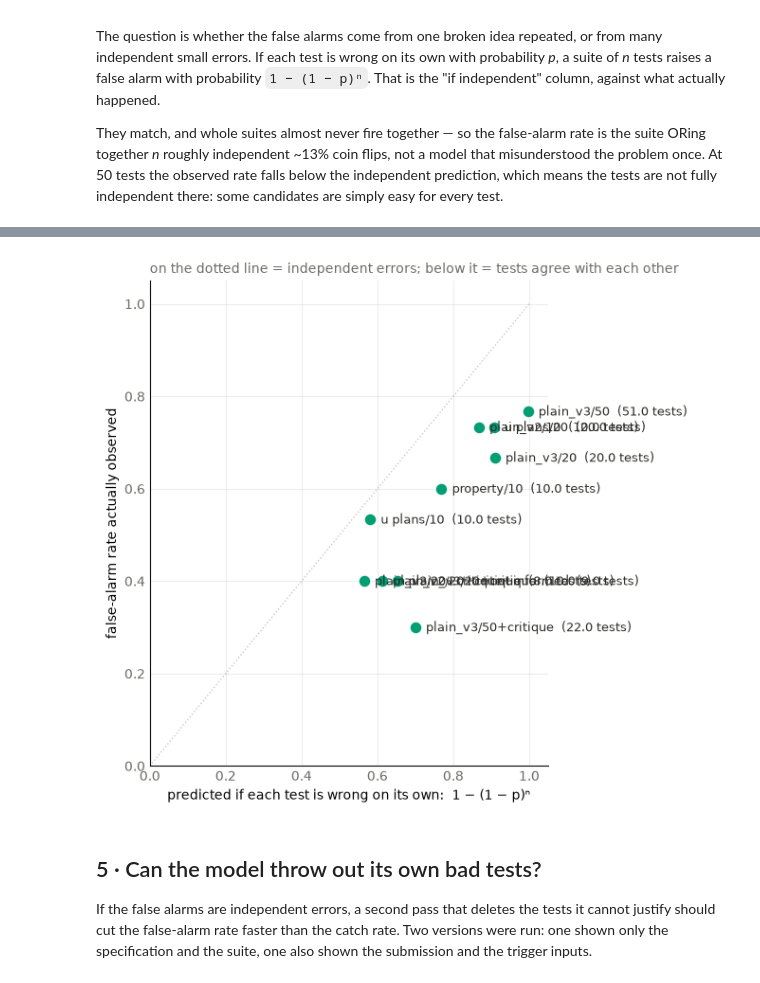
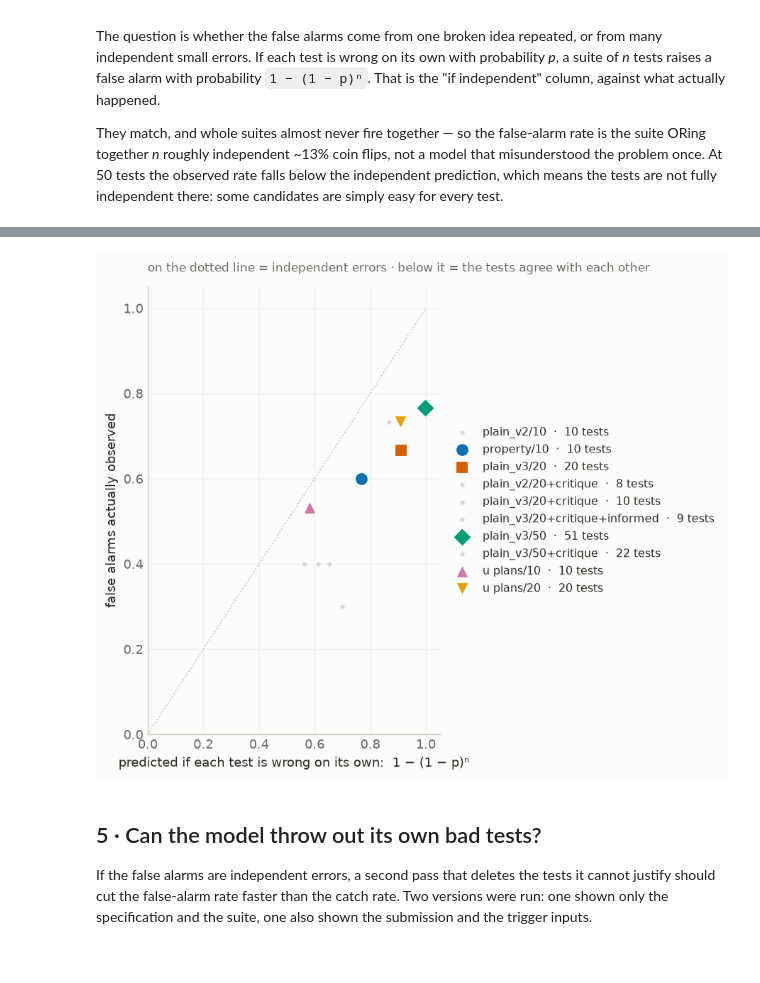
Before and after one commit to rkj26/unit_testing_mvp, a Jupyter notebook: notebooks/results.ipynb, the cells around one changed output, grey strips where cells are left out. Drawn from its saved outputs; the diff is of its cells as text; code cells hidden in the pictures.

```diff
--- a/notebooks/results.ipynb
+++ b/notebooks/results.ipynb
@@ -451,30 +510,26 @@ pd.DataFrame(rows).set_index("arm")
 | u plans/20 | 30 | 20 | 2.23 | 0 | 8 | 0.112 | 0.907 | ... |
 # %%
 # Does the observed false-alarm rate match "n independent tests, each wrong with probability p"?
-fig, ax = plt.subplots(figsize=(6.4, 6.0))
 independence = pd.DataFrame(rows).set_index("arm")
-ax.plot([0, 1], [0, 1], ls=":", c=RULE_GREY, lw=1, zorder=0)
-ax.scatter(independence["fpr if independent"], independence["fpr observed"], s=90,
-           color="#009E73", edgecolor=SURFACE, linewidth=1.2, zorder=2)
+
+fig, ax = plt.subplots(figsize=(7.0, 5.8))
+ax.plot([0, 1], [0, 1], ls=":", color=RULE, lw=1, zorder=0)
 for arm, row in independence.iterrows():
-    ax.annotate(f"{arm}  ({row['tests']} tests)",
-                (row["fpr if independent"], row["fpr observed"]),
-                xytext=(8, -3), textcoords="offset points", fontsize=9, color=INK)
+    colour, marker, named = style_for(arm)
+    ax.scatter(row["fpr if independent"], row["fpr observed"], s=110 if named else 60,
+               marker=marker, color=colour, edgecolor=SURFACE, linewidth=1.2,
+               alpha=1.0 if named else 0.55, zorder=3 if named else 2,
+               label=f"{arm}  ·  {row['tests']:.0f} tests")
 
 ax.set_xlabel("predicted if each test is wrong on its own:  1 − (1 − p)ⁿ")
-ax.set_ylabel("false-alarm rate actually observed")
+ax.set_ylabel("false alarms actually observed")
 ax.set_xlim(0, 1.05)
 ax.set_ylim(0, 1.05)
-ax.grid(alpha=0.22, lw=0.8)
-ax.set_axisbelow(True)
-ax.tick_params(colors=MUTED, length=0)
-for side in ("top", "right"):
-    ax.spines[side].set_visible(False)
-ax.set_title("on the dotted line = independent errors; below it = tests agree with each other",
-             loc="left", fontsize=10, color=MUTED)
+house(ax, "on the dotted line = independent errors · below it = the tests agree with each other")
+legend_right(ax)
 fig.tight_layout()
 # %% [output]
-[figure, old version]
+[figure, new version]
 # %% [markdown]
 ## 5 · Can the model throw out its own bad tests?
 
```
Also changed, not shown: parts of 12 cells of this notebook.
